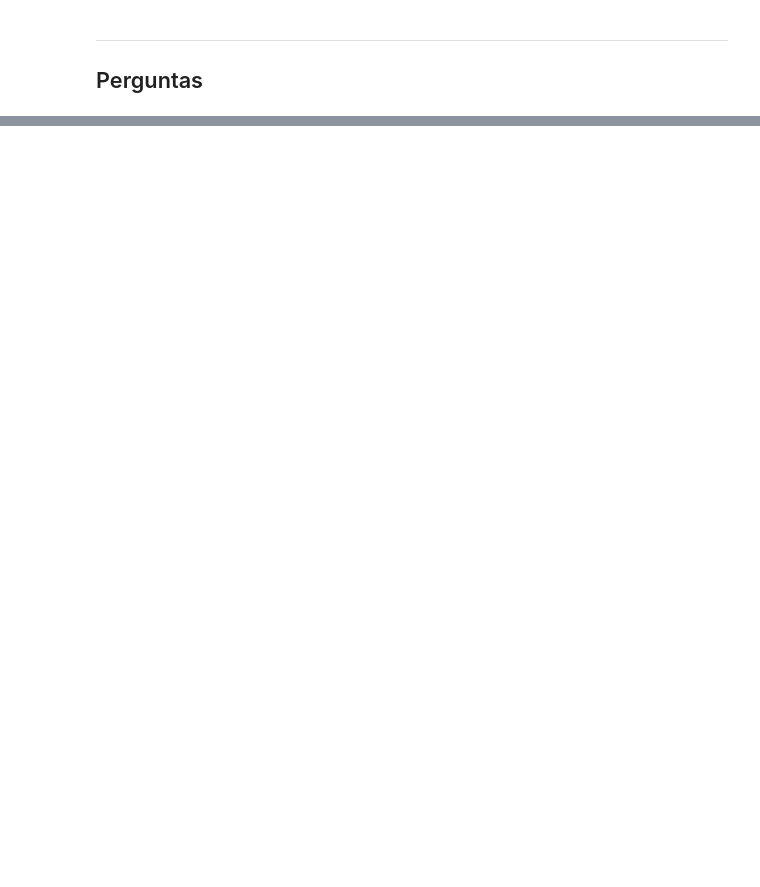
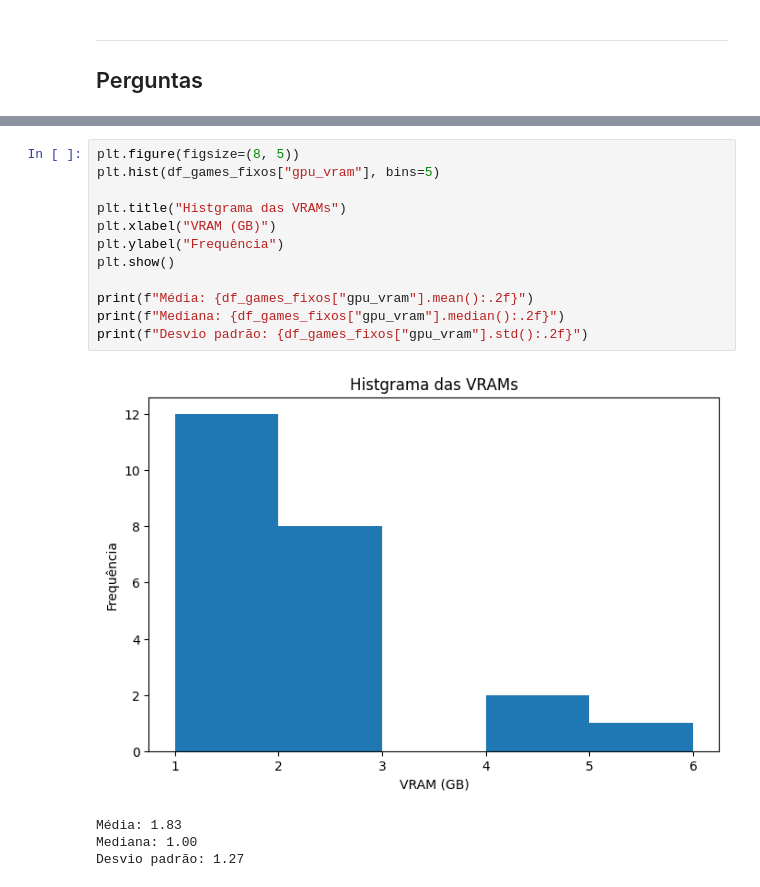
Before and after one commit to AlortCraft/Projeto-ICD-Steam, a Jupyter notebook: relatorio.ipynb, the cells around one changed output, grey strips where cells are left out. Saved outputs shown, nothing was run; the diff lists cells and outputs as text; blank space fills up the shorter version.

```diff
--- a/relatorio.ipynb
+++ b/relatorio.ipynb
@@ -102,0 +156,17 @@ Length: 262, dtype: object
+# %%
+plt.figure(figsize=(8, 5))
+plt.hist(df_games_fixos["gpu_vram"], bins=5)
+
+plt.title("Histgrama das VRAMs")
+plt.xlabel("VRAM (GB)")
+plt.ylabel("Frequência")
+plt.show()
+
+print(f"Média: {df_games_fixos["gpu_vram"].mean():.2f}")
+print(f"Mediana: {df_games_fixos["gpu_vram"].median():.2f}")
+print(f"Desvio padrão: {df_games_fixos["gpu_vram"].std():.2f}")
+# %% [output]
+[figure, added]
+Média: 1.83
+Mediana: 1.00
+Desvio padrão: 1.27
```
Also changed, not shown: parts of 13 cells of this notebook, 13 other files.
